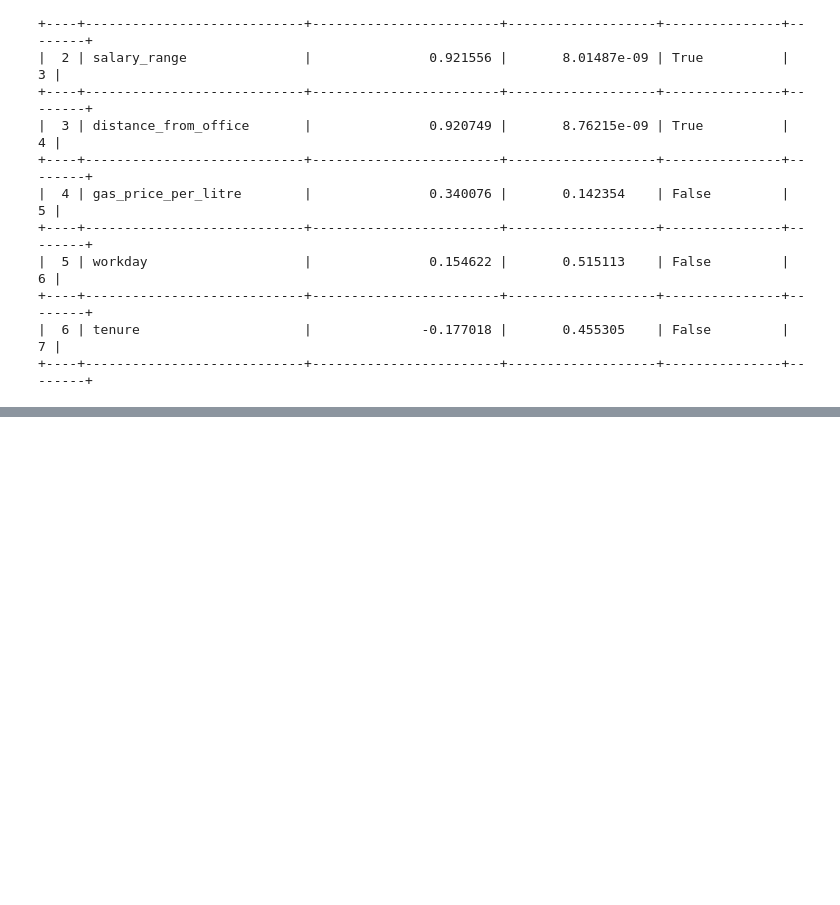
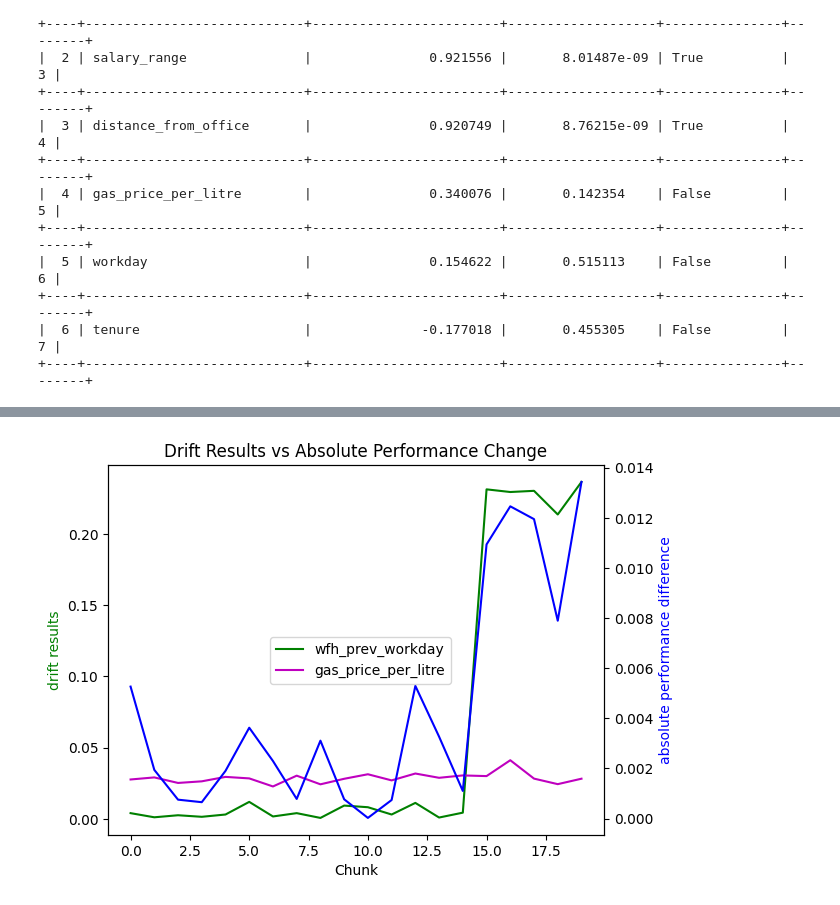
Before and after one commit to NannyML/nannyml, a Jupyter notebook: docs/example_notebooks/How it Works - Ranking.ipynb, the cells around one changed output, grey strips where cells are left out. Drawn from its saved outputs; the diff is of its cells as text; code cells hidden in the pictures; blank space fills up the shorter version.

```diff
--- a/docs/example_notebooks/How it Works - Ranking.ipynb
+++ b/docs/example_notebooks/How it Works - Ranking.ipynb
@@ -100,31 +100,31 @@ plt.savefig("../_static/how-it-works-ranking-abs-perf.svg")
 # %%
 fig, ax1 = plt.subplots()
-
 ax2 = ax1.twinx()
 ax2.plot(ranker.abs_perf_change, 'b-')
 ax1.plot(
     univariate_results.filter(
         period='all', column_names=['wfh_prev_workday']
     ).to_df().loc[
         :, ('wfh_prev_workday', slice(None), 'value')
     ].to_numpy().ravel(),
-    'g-', label='wfh_prev_workday')
+    'g-', label='wfh_prev_workday'
+)
 ax1.plot(
     univariate_results.filter(
         period='all', column_names=['gas_price_per_litre']
     ).to_df().loc[
         :, ('gas_price_per_litre', slice(None), 'value')
     ].to_numpy().ravel(),
-    'm-', label='gas_price_per_litre')
-
-
+    'm-', label='gas_price_per_litre'
+)
 ax1.set_xlabel('Chunk')
 ax1.set_ylabel('drift results', color='g')
 ax2.set_ylabel('absolute performance difference', color='b')
-
 fig.legend(loc="center")
 plt.title("Drift Results vs Absolute Performance Change")
 plt.show()
+# %% [output]
+[figure, added]
 # %%
 fig, ax1 = plt.subplots()
 
```
Also changed, not shown: parts of 3 cells of this notebook, 5 other files.
